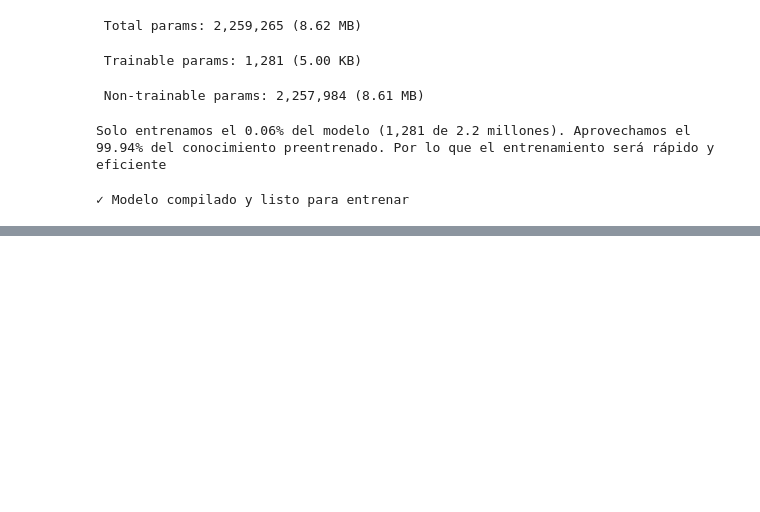
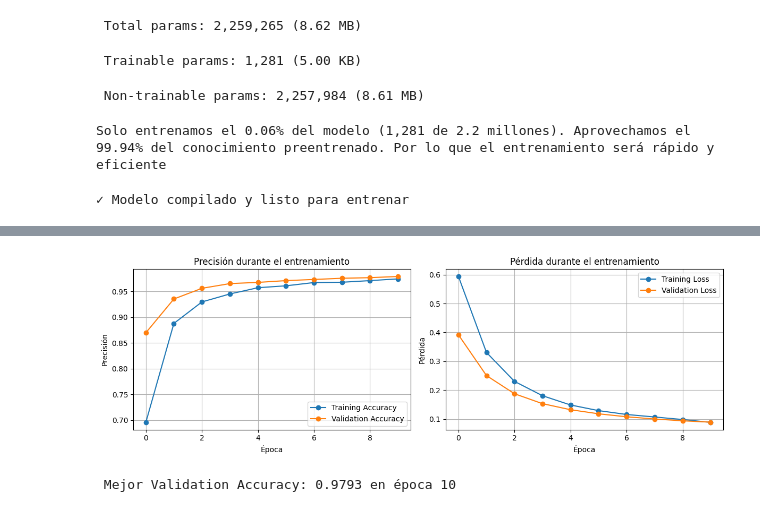
Before and after one commit to Oscarraul28/ejerciosytareas-Oscarraul28, a Jupyter notebook: Transferencia_de_aprendizaje_Perros_Gatos.ipynb, the cells around one changed output, grey strips where cells are left out. Drawn from its saved outputs; the diff is of its cells as text; code cells hidden in the pictures; blank space fills up the shorter version.

Commit message:
Entrenamiento del modelos basico y visualizacion de resultados.

```diff
--- a/Transferencia_de_aprendizaje_Perros_Gatos.ipynb
+++ b/Transferencia_de_aprendizaje_Perros_Gatos.ipynb
@@ -237,3 +239,15 @@ model.compile(
 print("✓ Modelo compilado y listo para entrenar")
 # %% [output]
 ✓ Modelo compilado y listo para entrenar
+# %%
+# 9- Entrenar el modelo básico
+epochs = 10
+
+print("Iniciando entrenamiento del modelo básico...")
+history = model.fit(
+    train_dataset,
+    validation_data=validation_dataset,
+    epochs=epochs
+)
+
+print("\n Entrenamiento completado")
@@ -239,0 +272,41 @@ print("✓ Modelo compilado y listo para entrenar")
+# %%
+#10- Visualizacion de los resultados del entrenamiento
+import matplotlib.pyplot as plt
+
+acc = history.history['accuracy']
+val_acc = history.history['val_accuracy']
+loss = history.history['loss']
+val_loss = history.history['val_loss']
+
+plt.figure(figsize=(12, 4))
+
+# Gráfica de precisión
+plt.subplot(1, 2, 1)
+plt.plot(acc, label='Training Accuracy', marker='o')
+plt.plot(val_acc, label='Validation Accuracy', marker='o')
+plt.legend()
+plt.title('Precisión durante el entrenamiento')
+plt.xlabel('Época')
+plt.ylabel('Precisión')
+plt.grid(True)
+
+# Gráfica de pérdida
+plt.subplot(1, 2, 2)
+plt.plot(loss, label='Training Loss', marker='o')
+plt.plot(val_loss, label='Validation Loss', marker='o')
+plt.legend()
+plt.title('Pérdida durante el entrenamiento')
+plt.xlabel('Época')
+plt.ylabel('Pérdida')
+plt.grid(True)
+
+plt.tight_layout()
+plt.show()
+
+# Mostrar el mejor resultado
+best_val_acc = max(val_acc)
+best_epoch = val_acc.index(best_val_acc) + 1
+print(f"\n Mejor Validation Accuracy: {best_val_acc:.4f} en época {best_epoch}")
+# %% [output]
+[figure, added]
+ Mejor Validation Accuracy: 0.9793 en época 10
```
Also changed, not shown: parts of 4 cells of this notebook.
